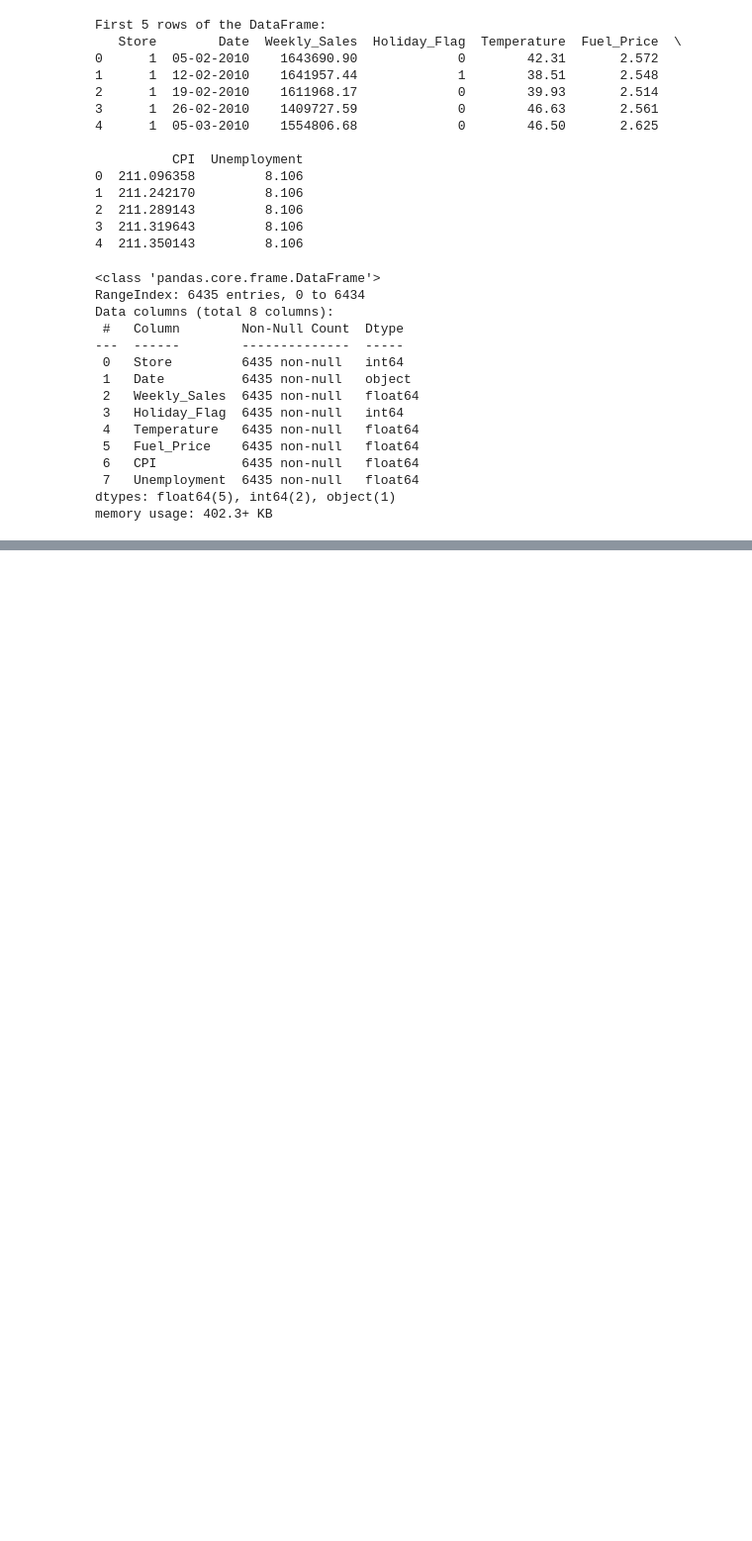
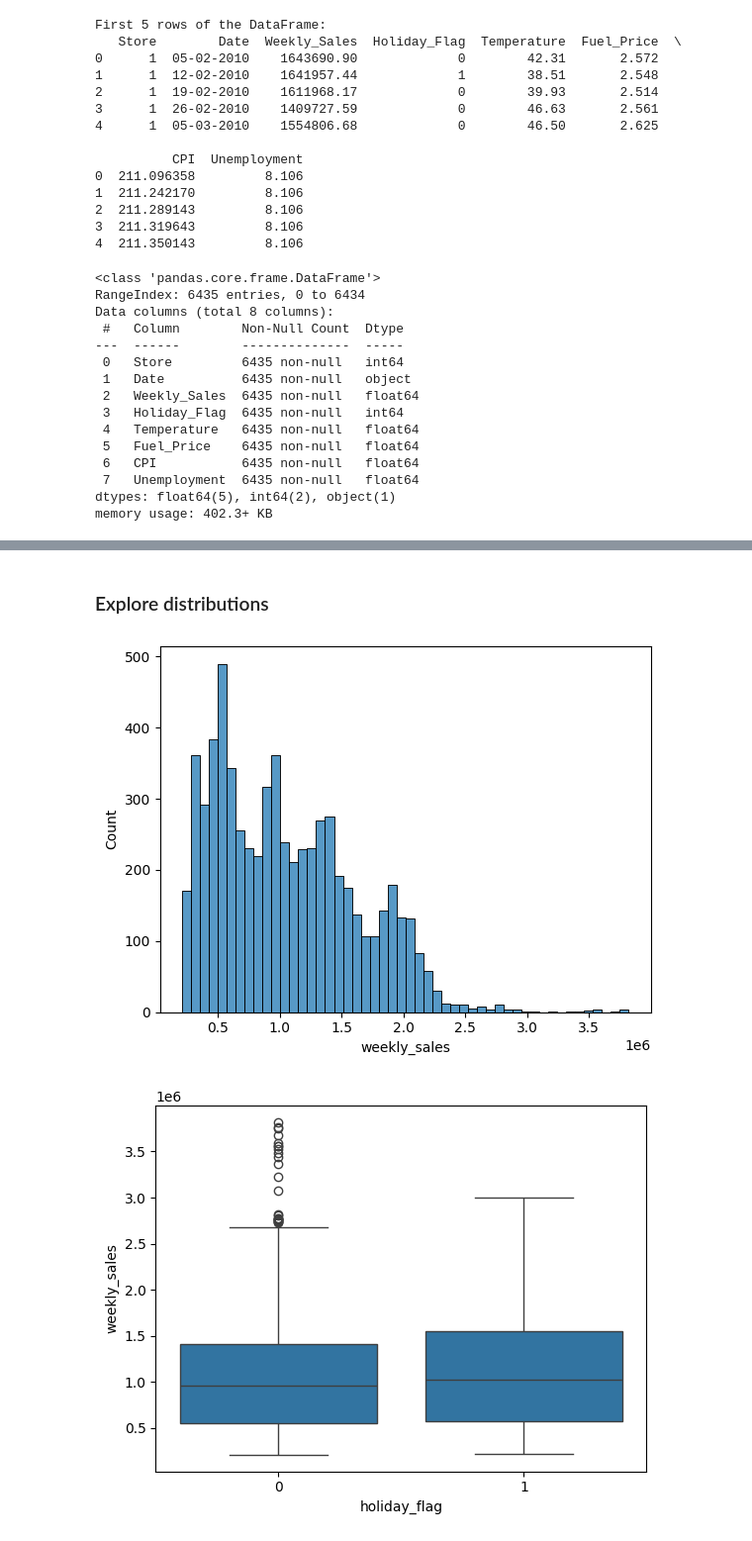
Before and after one commit to AshminDhungana/retail-sales-forecasting, a Jupyter notebook: notebooks/01_eda.ipynb, the cells around one changed output, grey strips where cells are left out. Shown: that part at 99% size. Saved outputs shown, nothing was run; the diff lists cells and outputs as text; code cells hidden in the pictures; blank space fills up the shorter version.

```diff
--- a/notebooks/01_eda.ipynb
+++ b/notebooks/01_eda.ipynb
@@ -64,0 +93,16 @@ df.describe()
+# %% [markdown]
+### Explore distributions
+# %%
+import seaborn as sns
+
+sns.histplot(df['weekly_sales'], bins=50)
+plt.show()
+
+sns.boxplot(x='holiday_flag', y='weekly_sales', data=df)
+plt.show()
+
+sns.heatmap(df.corr(numeric_only=True), annot=True, cmap="coolwarm")
+plt.show()
+# %% [output]
+[figure, added]
+[figure, added]
```
Also changed, not shown: parts of 8 cells of this notebook, 1 other file.
